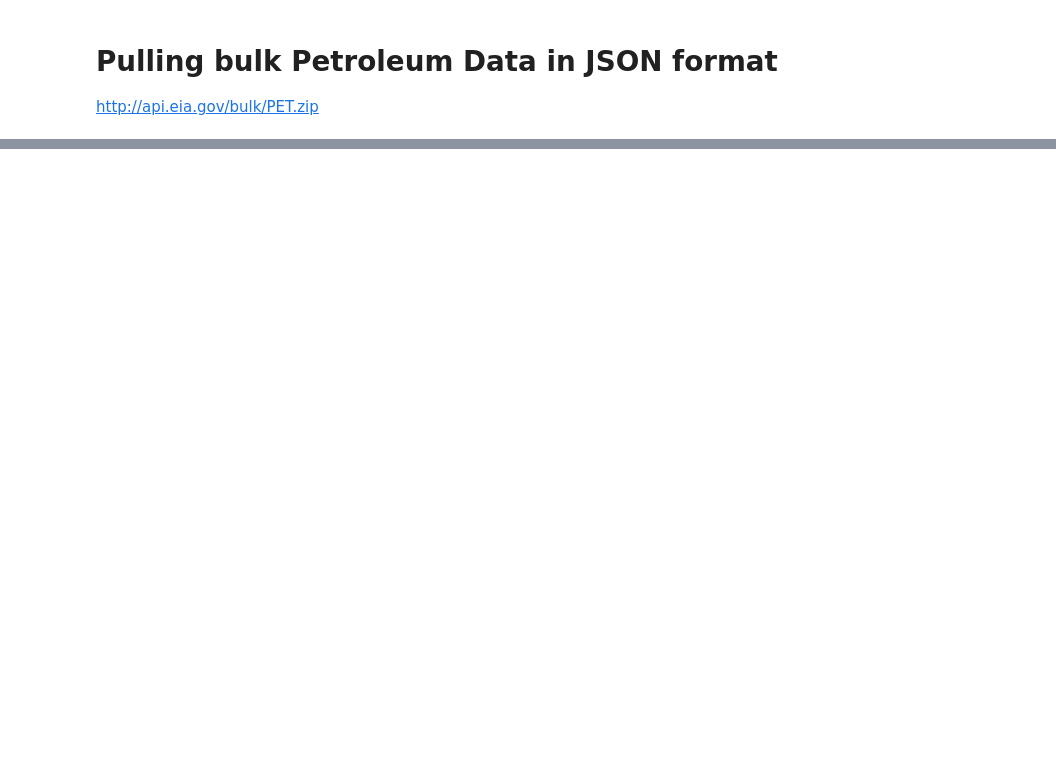
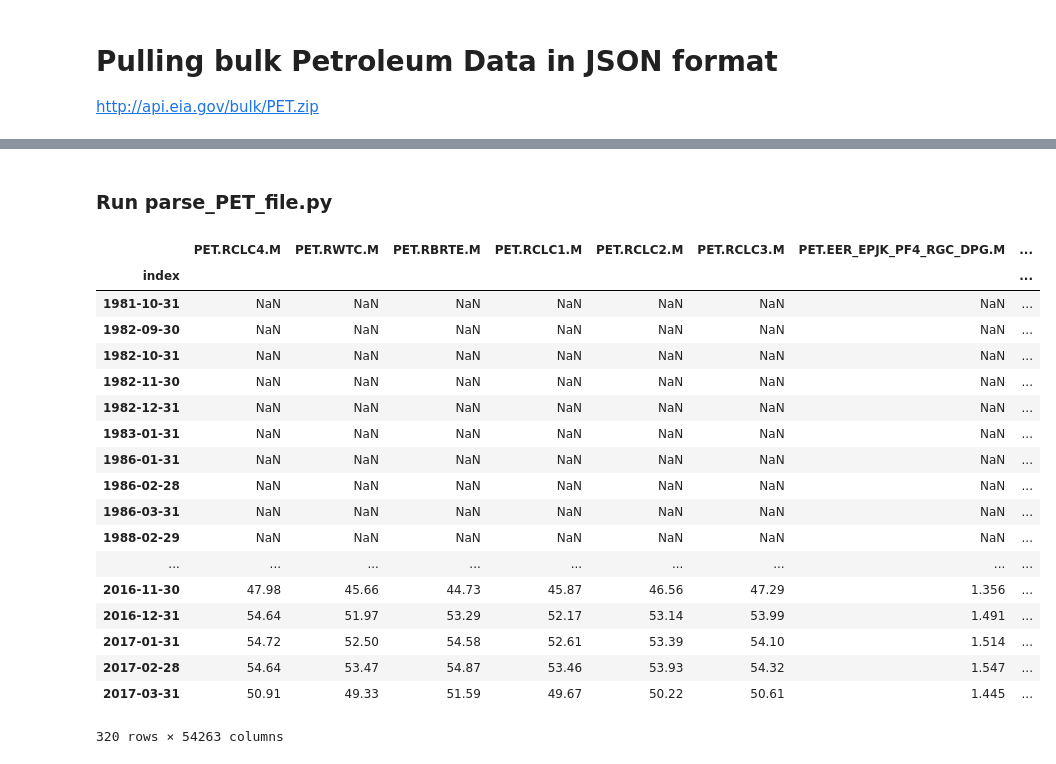
Before and after one commit to limitup/Chipy_Mentorship, a Jupyter notebook: test_sample_set.ipynb, the cells around one changed output, grey strips where cells are left out. Saved outputs shown, nothing was run; the diff lists cells and outputs as text; code cells hidden in the pictures; blank space fills up the shorter version.

```diff
--- a/test_sample_set.ipynb
+++ b/test_sample_set.ipynb
@@ -380,0 +180,25 @@ http://api.eia.gov/bulk/PET.zip
+# %% [markdown]
+### Run parse_PET_file.py
+# %%
+monthly_crude = pd.read_csv('./monthly_crude_data.csv',index_col='index')
+monthly_crude
+# %% [output]
+|  | PET.RCLC4.M | PET.RWTC.M | PET.RBRTE.M | PET.RCLC1.M | PET.RCLC2.M | PET.RCLC3.M | PET.EER_EPJK_PF4_RGC_DPG.M | ... |
+| index |  |  |  |  |  |  |  | ... |
+| 1981-10-31 | NaN | NaN | NaN | NaN | NaN | NaN | NaN | ... |
+| 1982-09-30 | NaN | NaN | NaN | NaN | NaN | NaN | NaN | ... |
+| 1982-10-31 | NaN | NaN | NaN | NaN | NaN | NaN | NaN | ... |
+| 1982-11-30 | NaN | NaN | NaN | NaN | NaN | NaN | NaN | ... |
+| 1982-12-31 | NaN | NaN | NaN | NaN | NaN | NaN | NaN | ... |
+| 1983-01-31 | NaN | NaN | NaN | NaN | NaN | NaN | NaN | ... |
+| 1986-01-31 | NaN | NaN | NaN | NaN | NaN | NaN | NaN | ... |
+| 1986-02-28 | NaN | NaN | NaN | NaN | NaN | NaN | NaN | ... |
+| 1986-03-31 | NaN | NaN | NaN | NaN | NaN | NaN | NaN | ... |
+| 1988-02-29 | NaN | NaN | NaN | NaN | NaN | NaN | NaN | ... |
+| ... | ... | ... | ... | ... | ... | ... | ... | ... |
+| 2016-11-30 | 47.98 | 45.66 | 44.73 | 45.87 | 46.56 | 47.29 | 1.356 | ... |
+| 2016-12-31 | 54.64 | 51.97 | 53.29 | 52.17 | 53.14 | 53.99 | 1.491 | ... |
+| 2017-01-31 | 54.72 | 52.50 | 54.58 | 52.61 | 53.39 | 54.10 | 1.514 | ... |
+| 2017-02-28 | 54.64 | 53.47 | 54.87 | 53.46 | 53.93 | 54.32 | 1.547 | ... |
+| 2017-03-31 | 50.91 | 49.33 | 51.59 | 49.67 | 50.22 | 50.61 | 1.445 | ... |
+320 rows × 54263 columns
```
Also changed, not shown: parts of 59 cells of this notebook.
